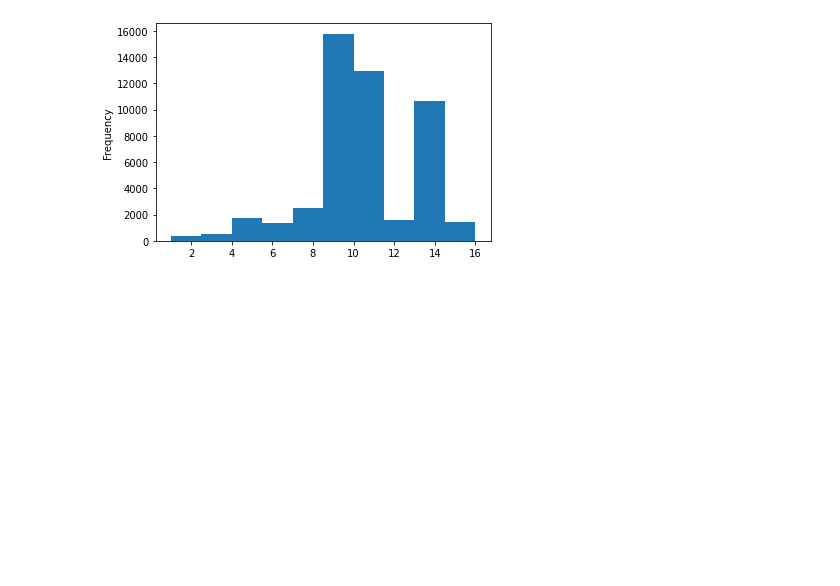
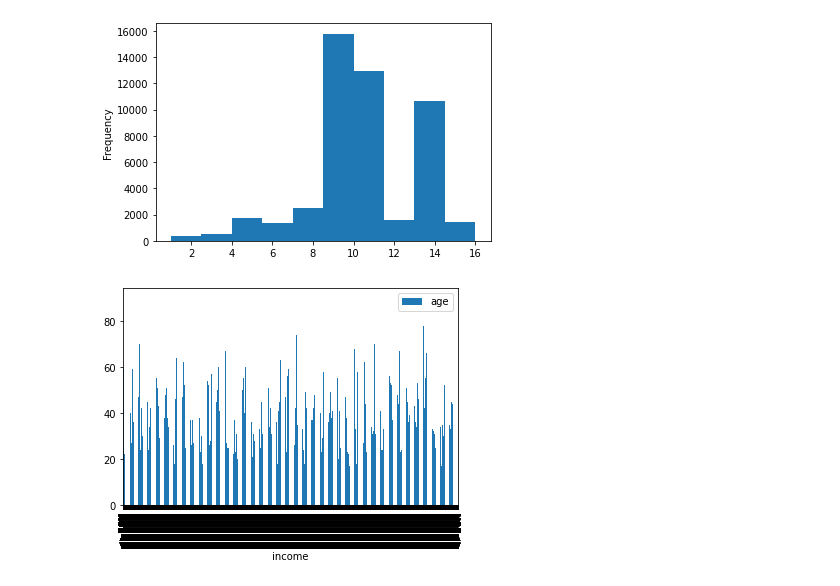
Before and after one commit to leonardojupiter/ciencia-de-dados-adult, a Jupyter notebook: ciencia_de_dados_adult.ipynb, the cells around one changed output. Saved outputs shown, nothing was run; the diff lists cells and outputs as text; code cells hidden in the pictures; blank space fills up the shorter version.

```diff
--- a/ciencia_de_dados_adult.ipynb
+++ b/ciencia_de_dados_adult.ipynb
@@ -126,3 +108,8 @@ adult['education-num'].plot(kind='hist')
 plt.show()
 # %% [output]
 [figure]
+# %%
+adult_kaggle.plot(y='age', x='income', kind='bar')
+plt.show()
+# %% [output]
+[figure, added]
```
Also changed, not shown: parts of 5 cells of this notebook.
